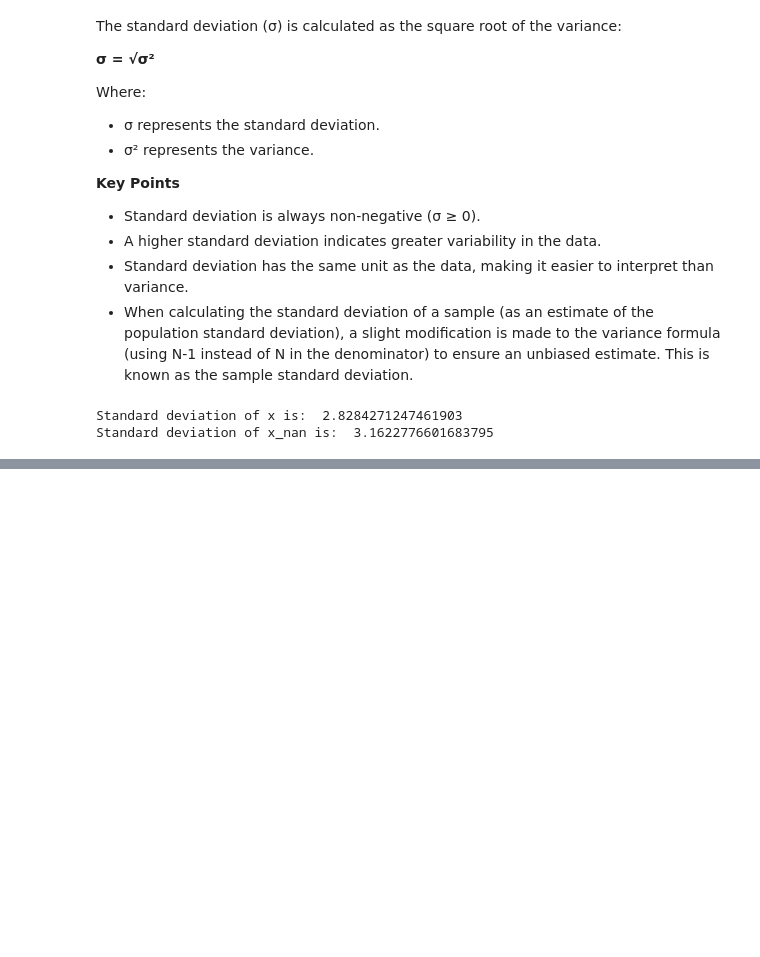
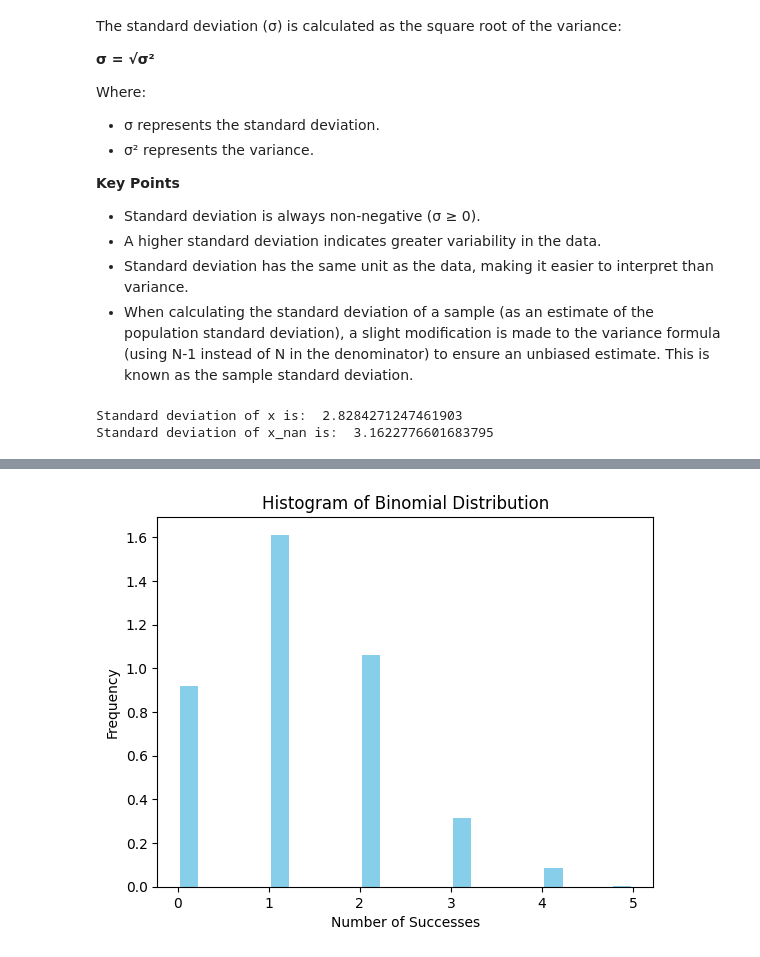
Before and after one commit to Mojoryson/Notebooks, a Jupyter notebook: WIP/Statistics_Reference.ipynb, the cells around one changed output, grey strips where cells are left out. Saved outputs shown, nothing was run; the diff lists cells and outputs as text; code cells hidden in the pictures; blank space fills up the shorter version.

```diff
--- a/WIP/Statistics_Reference.ipynb
+++ b/WIP/Statistics_Reference.ipynb
@@ -211,0 +500,38 @@ Standard deviation of x_nan is:  3.1622776601683795
+# %%
+"""
+This script generates 1000 independent samples from a Binomial distribution
+with parameters n=8 and p=0.16, and then plots a histogram of the distribution.
+
+Functions:
+    None
+
+Variables:
+    n (int): Number of trials in each binomial experiment.
+    p (float): Probability of success in each trial.
+    N (int): Number of binomial samples to generate.
+    X (ndarray): Array of generated binomial samples.
+    counts (ndarray): The values of the histogram bins.
+    bins (ndarray): The edges of the bins.
+    ignored (list): List of patches used to create the histogram.
+
+Libraries:
+    numpy: Used for generating binomial samples.
+    matplotlib.pyplot: Used for plotting the histogram.
+"""
+import numpy as np
+
+n = 8
+p = 0.16
+N= 1000
+X = np.random.binomial(n, p, N)
+
+# Histogram of Binomial distribution
+import matplotlib.pyplot as plt
+
+counts, bins, ignored = plt.hist(X, 20, density=True, rwidth=0.8, color='skyblue')
+plt.title('Histogram of Binomial Distribution')
+plt.xlabel('Number of Successes')
+plt.ylabel('Frequency')
+plt.show()
+# %% [output]
+[figure, added]
```
Also changed, not shown: parts of 12 cells of this notebook.
